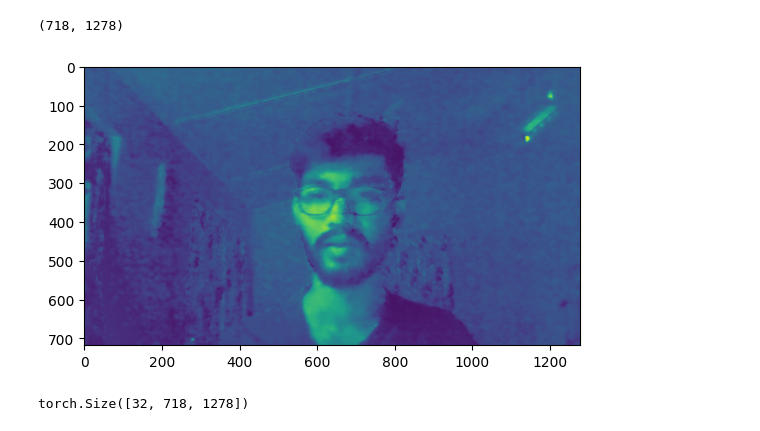
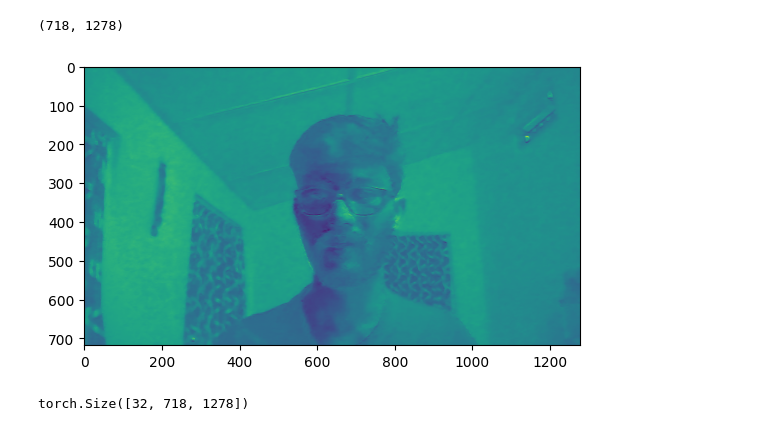
Before and after one commit to HimrajDas/Convolution, a Jupyter notebook: testing.ipynb, the cells around one changed output. Drawn from its saved outputs; the diff is of its cells as text; code cells hidden in the pictures.

```diff
--- a/testing.ipynb
+++ b/testing.ipynb
@@ -2,7 +2,14 @@
 import numpy as np
 from PIL import Image
 import matplotlib.pyplot as plt
+from numpy.lib.stride_tricks import as_strided
 %matplotlib inline
 
-img = Image.open("img.jpg")
-image_array = np.array(img)
+img1 = Image.open("img.jpg")
+img2 = Image.open("cp.jpg")
+
+img1 = img1.resize((448, 448))
+img2 = img2.resize((448, 448))
+
+img1_array = np.array(img1)
+img2_array = np.array(img2)
@@ -8,0 +20,3 @@ image_array = np.array(img)
+# %%
+im1 = np.transpose(img1_array, (2, 0, 1))
+im2 = np.transpose(img2_array, (2, 0, 1))
@@ -138,5 +187,5 @@ array([[0., 0., 0., 0., 0., 0., 0.],
 from cnn import Conv2D
 
 convolution = Conv2D(3, 32, 3)
-cal = convolution.apply_conv2d(im_arr)
+cal = convolution.apply_conv2d_batch(im1)
 # %%
@@ -174,9 +211,9 @@ conv_img[:,:, 0].shape
 # %% [output]
 (718, 1278)
 # %%
-plt.imshow(conv_img[:, :, 2]);
+plt.imshow(conv_img[:, :, 8]);
 # %% [output]
-[figure, old version]
+[figure, new version]
 # %%
 import torch.nn as nn
 import torch
```
Also changed, not shown: parts of 67 cells of this notebook, 5 other files.
